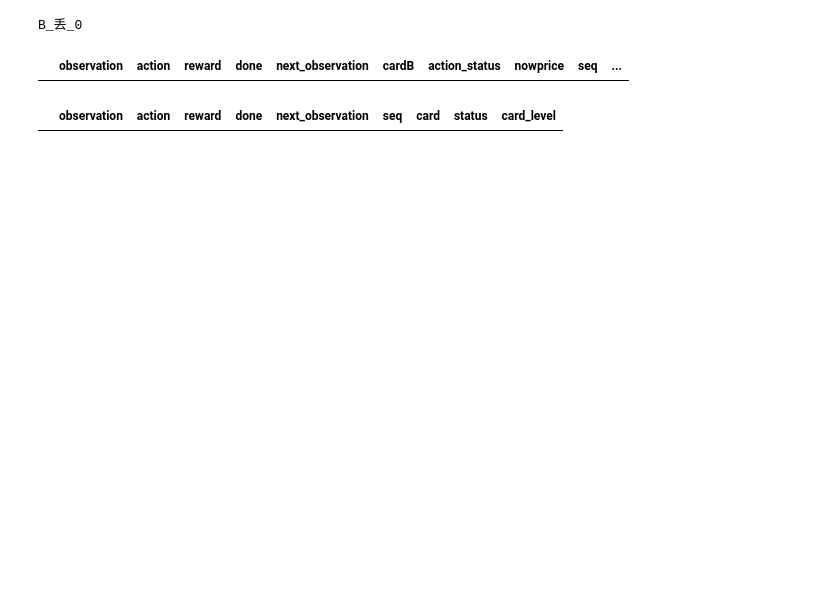
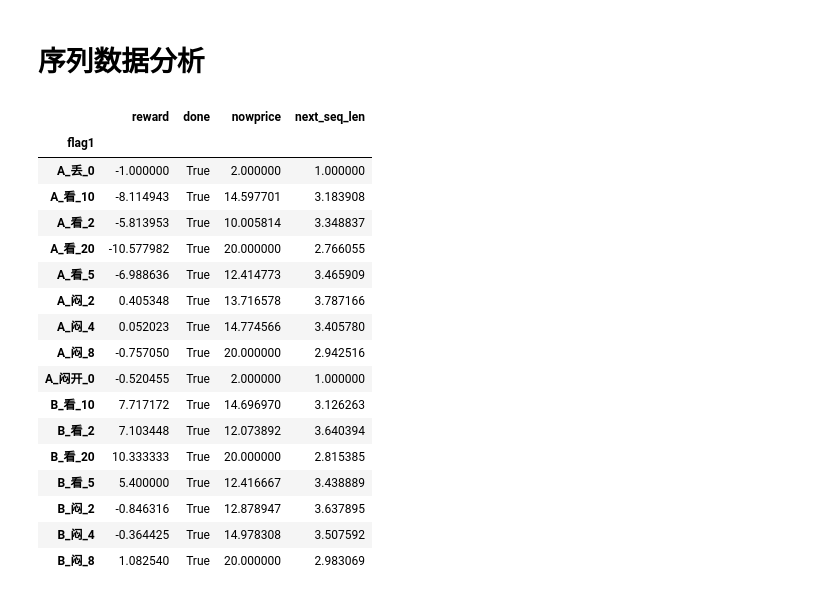
Before and after one commit to Continue7777/GoldenFlower, a Jupyter notebook: train_data_check.ipynb, the cells around one changed output. Saved outputs shown, nothing was run; the diff lists cells and outputs as text; code cells hidden in the pictures; blank space fills up the shorter version.

```diff
--- a/train_data_check.ipynb
+++ b/train_data_check.ipynb
@@ -23,6 +23,7 @@ def f2(x):
 
 df["seq"] = df['observation'].apply(lambda x:f(x,0))
 df["next_seq"] = df['next_observation'].apply(lambda x:f(x,0))
+df['next_seq_len'] = df['next_seq'].apply(lambda x:len(x))
 df["cardA"] = df['observation'].apply(lambda x:f(x,1))
 df['status'] = df['observation'].apply(lambda x:f(x,2))
 df["card_levelA"] = df['observation'].apply(lambda x:f1(x))
@@ -306,4 +301,0 @@ df[(df["card_levelA"] == "顺子")].sort_values("reward",ascending=False)
-# %%
-print 'B_\xe4\xb8\xa2_0'
-# %% [output]
-B_丢_0
@@ -316,8 +302,27 @@ for i,k in enumerate(df['cardA'].tolist()):
-# %%
-df.iloc[l]
-# %% [output]
-|  | observation | action | reward | done | next_observation | cardB | action_status | nowprice | seq | ... |
+# %% [markdown]
+# 序列数据分析
+# %%
+def c1(x):
+    return x[0]
+df['flag1'] = df['next_seq'].apply(lambda x:c1(x))
 # %%
-df[(df['done']==True) & (df['reward']==0)]
+df[(df['done']==True)].groupby("flag1").mean()
 # %% [output]
-|  | observation | action | reward | done | next_observation | seq | card | status | card_level |
+|  | reward | done | nowprice | next_seq_len |
+| flag1 |  |  |  |  |
+| A_丢_0 | -1.000000 | True | 2.000000 | 1.000000 |
+| A_看_10 | -8.114943 | True | 14.597701 | 3.183908 |
+| A_看_2 | -5.813953 | True | 10.005814 | 3.348837 |
+| A_看_20 | -10.577982 | True | 20.000000 | 2.766055 |
+| A_看_5 | -6.988636 | True | 12.414773 | 3.465909 |
+| A_闷_2 | 0.405348 | True | 13.716578 | 3.787166 |
+| A_闷_4 | 0.052023 | True | 14.774566 | 3.405780 |
+| A_闷_8 | -0.757050 | True | 20.000000 | 2.942516 |
+| A_闷开_0 | -0.520455 | True | 2.000000 | 1.000000 |
+| B_看_10 | 7.717172 | True | 14.696970 | 3.126263 |
+| B_看_2 | 7.103448 | True | 12.073892 | 3.640394 |
+| B_看_20 | 10.333333 | True | 20.000000 | 2.815385 |
+| B_看_5 | 5.400000 | True | 12.416667 | 3.438889 |
+| B_闷_2 | -0.846316 | True | 12.878947 | 3.637895 |
+| B_闷_4 | -0.364425 | True | 14.978308 | 3.507592 |
+| B_闷_8 | 1.082540 | True | 20.000000 | 2.983069 |
```
Also changed, not shown: parts of 38 cells of this notebook, 1 other file.
